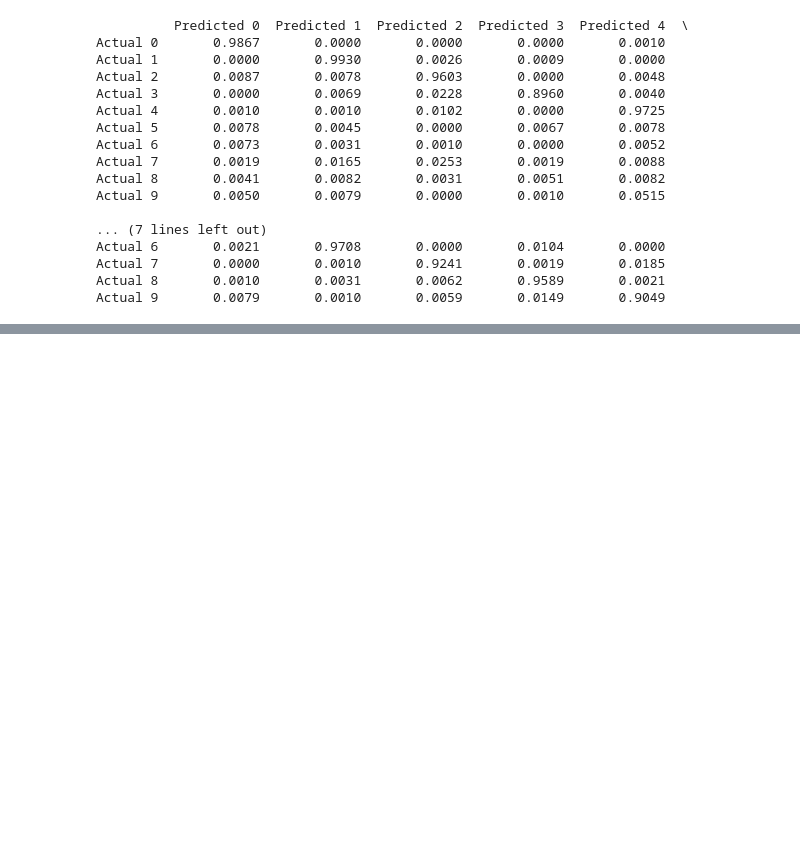
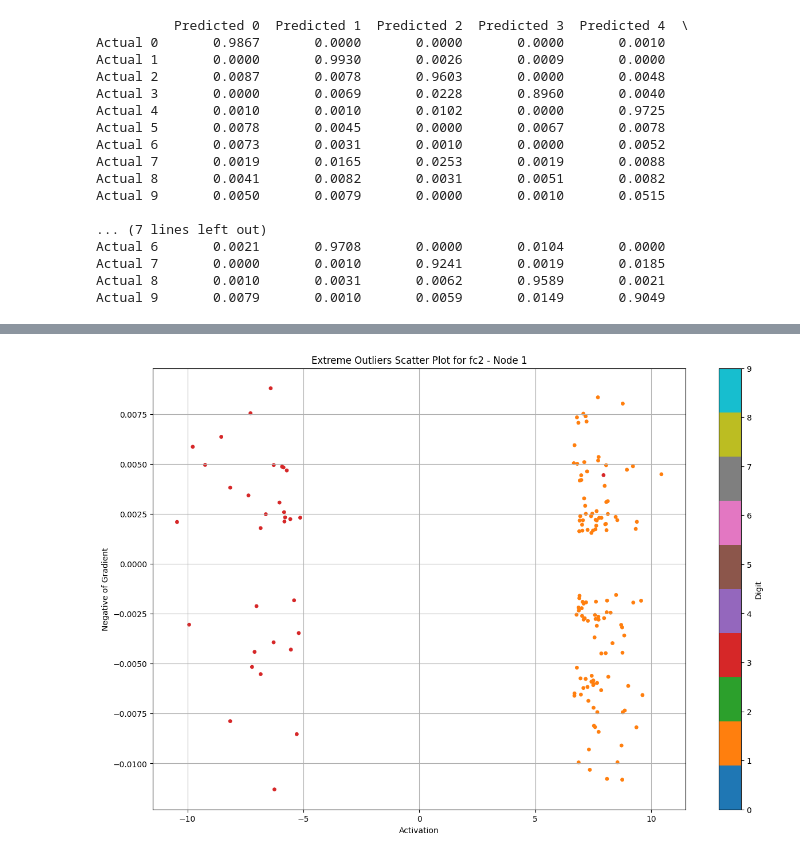
Before and after one commit to benrichards4376/Explanatory-Neural-Networks, a Jupyter notebook: MNIST_explained.ipynb, the cells around one changed output, grey strips where cells are left out. Drawn from its saved outputs; the diff is of its cells as text; code cells hidden in the pictures; blank space fills up the shorter version.

```diff
--- a/MNIST_explained.ipynb
+++ b/MNIST_explained.ipynb
@@ -902,3 +516,7 @@ plot_extreme_outliers(explainable_net, 'fc3', 3, std_dev_threshold=1, Correct_pr
+# %%
+plot_extreme_outliers(explainable_net, 'fc2', 1, std_dev_threshold=1.5, Correct_pred_only=False, discriminate_classes=[1,3])
+# %% [output]
+[figure, added]
 # %%
 import pandas as pd
 
```
Also changed, not shown: parts of 28 cells of this notebook.
